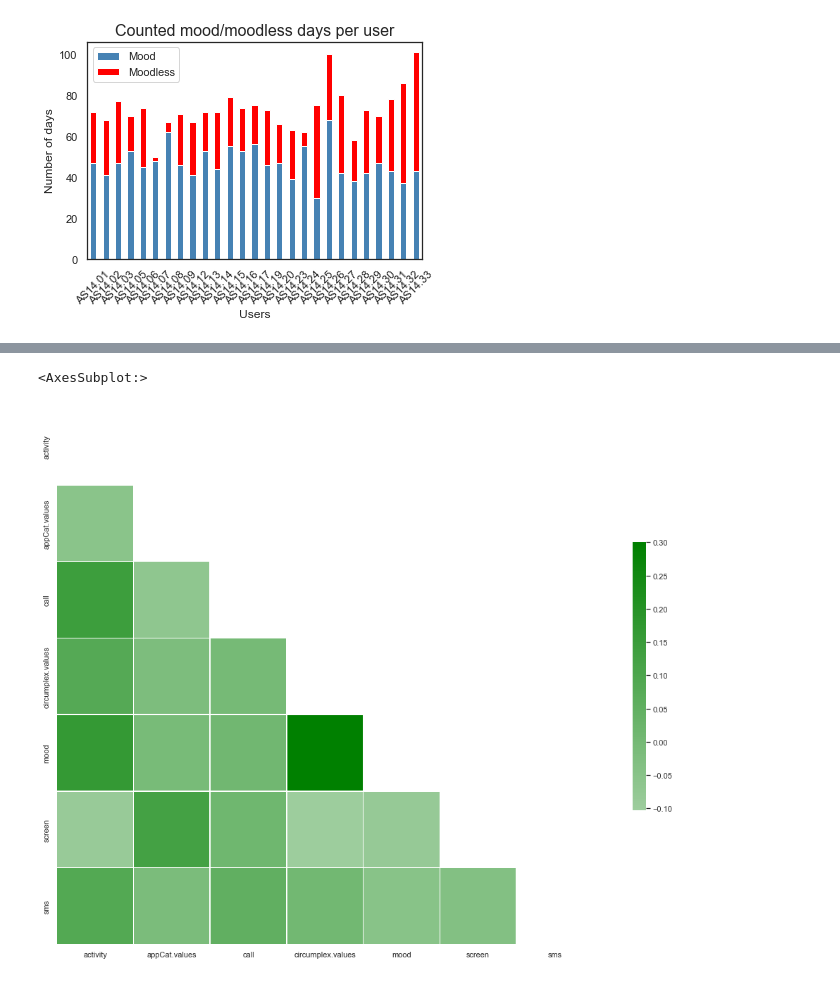
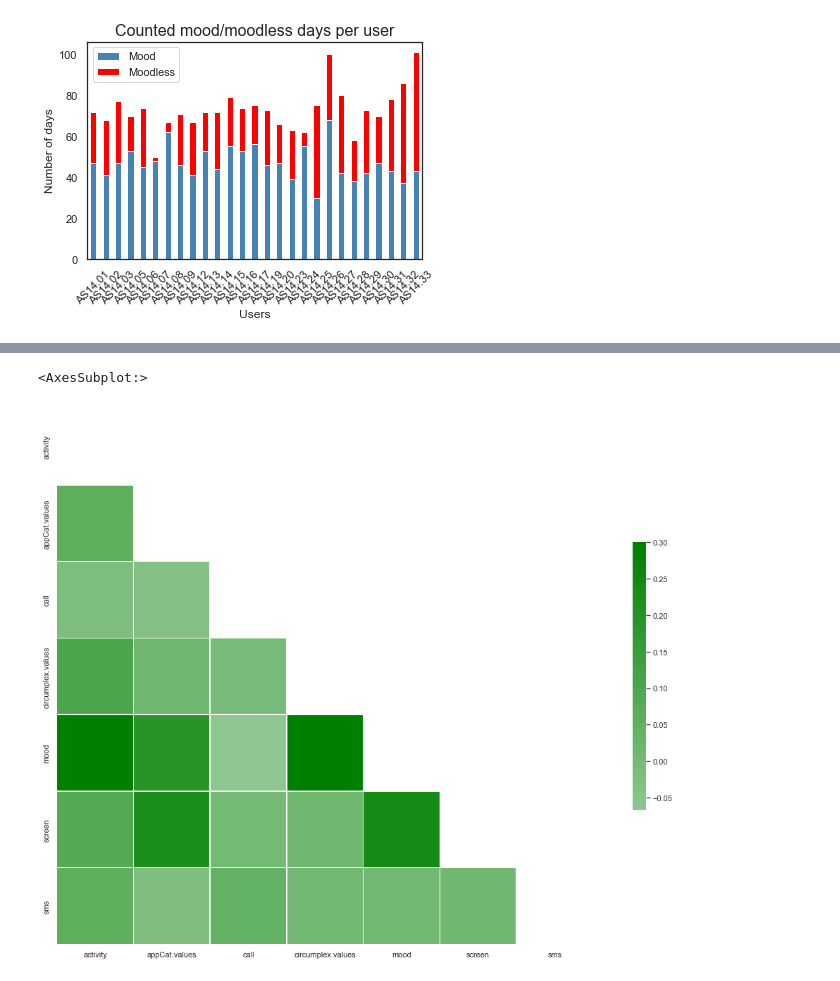
Before and after one commit to 10755373/vu_dmt, a Jupyter notebook: assignment1.ipynb, the cells around one changed output, grey strips where cells are left out. Saved outputs shown, nothing was run; the diff lists cells and outputs as text; code cells hidden in the pictures.

Commit message:
filled missing values, build LGBM model

```diff
--- a/assignment1.ipynb
+++ b/assignment1.ipynb
@@ -258,3 +282,7 @@ plt.xticks(rotation=45)
   Text(25, 0, 'AS14.32'),
   Text(26, 0, 'AS14.33')])
 [figure]
+# %%
+lgbm_data = organised_sdf
+lgbm_data = lgbm_data.drop('id', axis=1).set_index('time')
+display(lgbm_data)
@@ -260,0 +304,14 @@ plt.xticks(rotation=45)
+# %%
+# impute missing values based on previous day
+# heavily inspired by: https://www.analyticsvidhya.com/blog/2020/10/multivariate-multi-step-time-series-forecasting-using-stacked-lstm-sequence-to-sequence-autoencoder-in-tensorflow-2-0-keras/
+def fill_missing(values):
+    one_day = 60*24
+    for row in range(df.shape[0]):
+        for col in range(df.shape[1]):
+            if np.isnan(values[row][col]):
+                values[row,col] = values[row-one_day,col]
+df = lgbm_data.astype('float32')
+fill_missing(df.values)
+df = df.fillna(0)
+print(df.isnull().sum())
+df.to_csv('data/testtest3.csv')
@@ -261,30 +327,32 @@ plt.xticks(rotation=45)
 # %%
 import numpy as np
 import pandas as pd
 import seaborn as sns
 import matplotlib.pyplot as plt
 
 sns.set(style="white")
 
 # set NaN values for columns sms and call to 0
-organised_sdf[['sms', 'call']] = organised_sdf[['sms', 'call']].fillna(value=0)
+# organised_sdf[['sms', 'call']] = organised_sdf[['sms', 'call']].fillna(value=0)
+
+df = df.reset_index()
 
 # Compute the correlation matrix
-corr = organised_sdf.corr()
+corr = df.corr()
 
 # Generate a mask for the upper triangle
 mask = np.triu(np.ones_like(corr, dtype=bool))
 
 # Set up the matplotlib figure
 f, ax = plt.subplots(figsize=(20,14))
 
 # Generate a custom diverging colormap
 # cmap = sns.palplot(sns.light_palette((210, 90, 60), input="husl"))
 cmap = sns.light_palette("green", as_cmap=True)
 
 # Draw the heatmap with the mask and correct aspect ratio
 sns.heatmap(corr, mask=mask, cmap=cmap, vmax=.3, center=0,
             square=True, linewidths=.5, cbar_kws={"shrink": .5})
 # %% [output]
 <AxesSubplot:>
-[figure, old version]
+[figure, new version]
```
Also changed, not shown: parts of 14 cells of this notebook, 3 other files.
